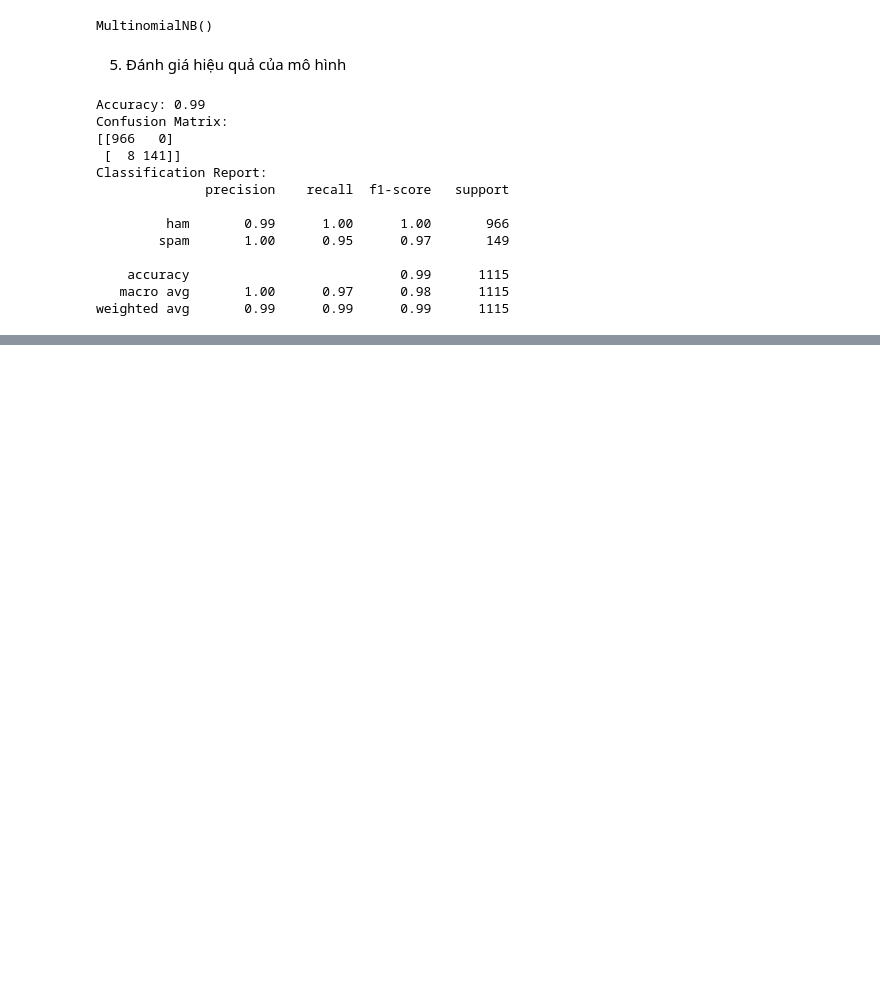
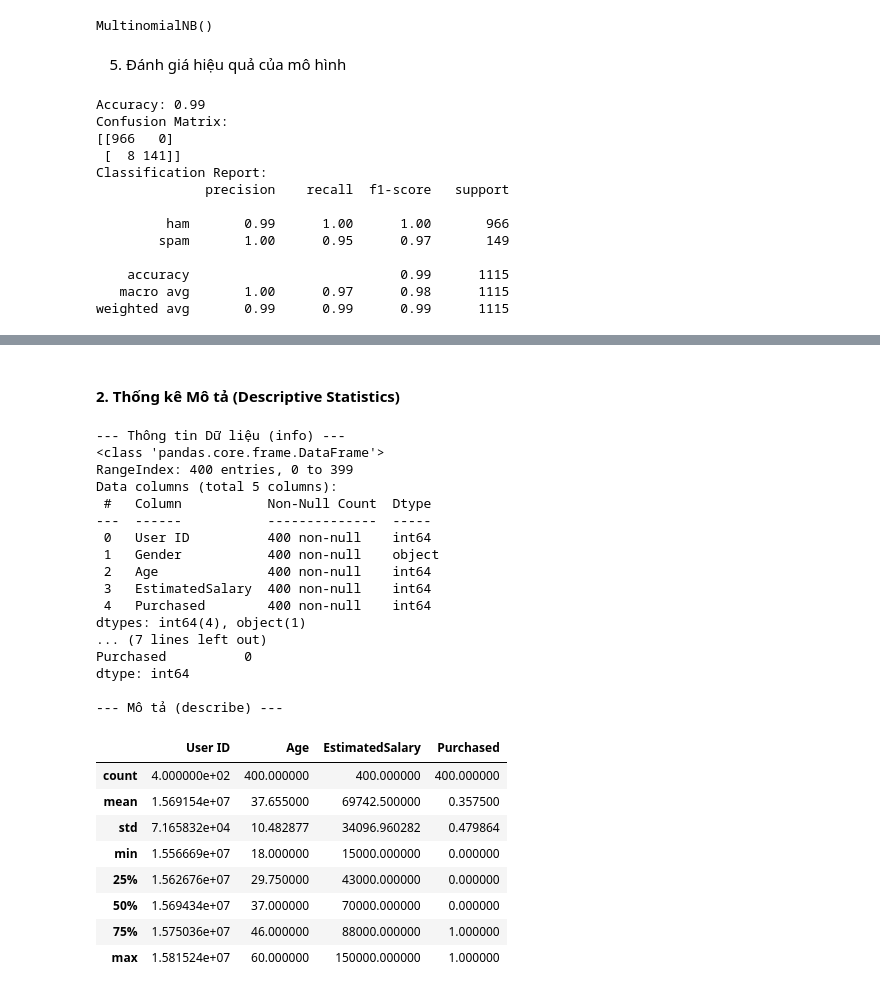
Before and after one commit to TranKhaiAn/sgu_2025_dataAnalysis, a Jupyter notebook: DA06_dl31-10/ThuatToanPhanLop.ipynb, the cells around one changed output, grey strips where cells are left out. Cells and saved outputs as stored; diff of their text form; code cells hidden in the pictures; blank space fills up the shorter version.

```diff
--- a/DA06_dl31-10/ThuatToanPhanLop.ipynb
+++ b/DA06_dl31-10/ThuatToanPhanLop.ipynb
@@ -2635,0 +2677,40 @@ weighted avg       0.99      0.99      0.99      1115
+# %% [markdown]
+#### 2. Thống kê Mô tả (Descriptive Statistics)
+# %%
+# Xem thông tin tổng quan (kiểu dữ liệu, giá trị null)
+print("\n--- Thông tin Dữ liệu (info) ---")
+df.info()
+
+print("\n--- Đếm số lượng giá trị thiếu (NaN) ---")
+print(df.isnull().sum())
+
+# Xem thống kê mô tả cho các cột s ố
+print("\n--- Mô tả (describe) ---")
+display(df.describe())
+# %% [output]
+--- Thông tin Dữ liệu (info) ---
+<class 'pandas.core.frame.DataFrame'>
+RangeIndex: 400 entries, 0 to 399
+Data columns (total 5 columns):
+ #   Column           Non-Null Count  Dtype
+---  ------           --------------  -----
+ 0   User ID          400 non-null    int64
+ 1   Gender           400 non-null    object
+ 2   Age              400 non-null    int64
+ 3   EstimatedSalary  400 non-null    int64
+ 4   Purchased        400 non-null    int64
+dtypes: int64(4), object(1)
+... (7 lines left out)
+Purchased          0
+dtype: int64
+
+--- Mô tả (describe) ---
+|  | User ID | Age | EstimatedSalary | Purchased |
+| count | 4.000000e+02 | 400.000000 | 400.000000 | 400.000000 |
+| mean | 1.569154e+07 | 37.655000 | 69742.500000 | 0.357500 |
+| std | 7.165832e+04 | 10.482877 | 34096.960282 | 0.479864 |
+| min | 1.556669e+07 | 18.000000 | 15000.000000 | 0.000000 |
+| 25% | 1.562676e+07 | 29.750000 | 43000.000000 | 0.000000 |
+| 50% | 1.569434e+07 | 37.000000 | 70000.000000 | 0.000000 |
+| 75% | 1.575036e+07 | 46.000000 | 88000.000000 | 1.000000 |
+| max | 1.581524e+07 | 60.000000 | 150000.000000 | 1.000000 |
```
Also changed, not shown: parts of 18 cells of this notebook.
